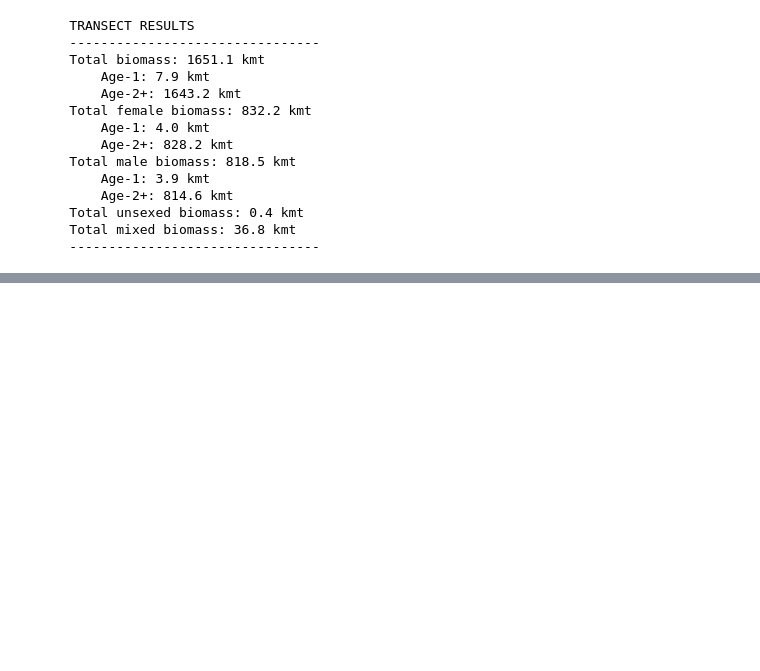
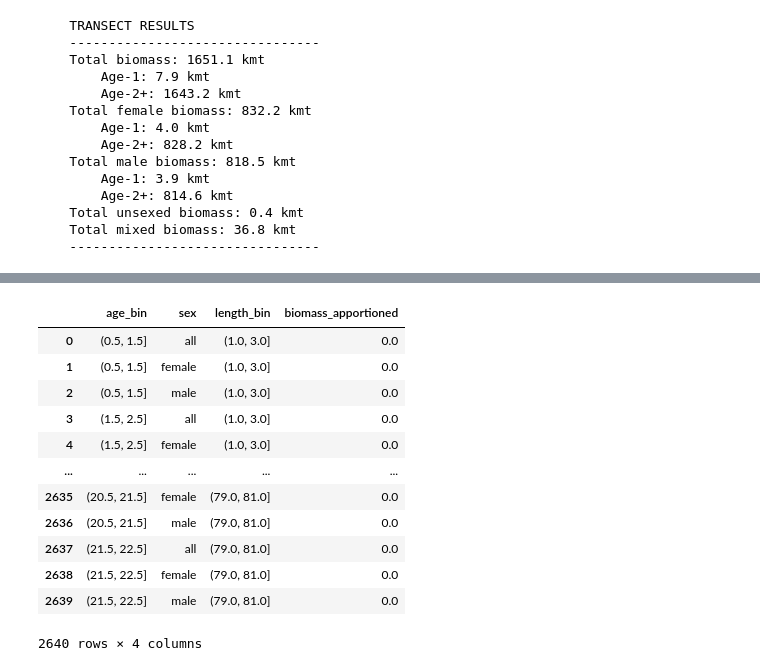
Before and after one commit to OSOceanAcoustics/echopop, a Jupyter notebook: project_docs/example.ipynb, the cells around one changed output, grey strips where cells are left out. Cells and saved outputs as stored; diff of their text form; code cells hidden in the pictures; blank space fills up the shorter version.

```diff
--- a/project_docs/example.ipynb
+++ b/project_docs/example.ipynb
@@ -70,0 +91,16 @@ Extrapolation applied to kriging mesh points (187 of 11022):
+# %%
+survey.results['kriging']['tables']['overall_apportionment_df']
+# %% [output]
+|  | age_bin | sex | length_bin | biomass_apportioned |
+| 0 | (0.5, 1.5] | all | (1.0, 3.0] | 0.0 |
+| 1 | (0.5, 1.5] | female | (1.0, 3.0] | 0.0 |
+| 2 | (0.5, 1.5] | male | (1.0, 3.0] | 0.0 |
+| 3 | (1.5, 2.5] | all | (1.0, 3.0] | 0.0 |
+| 4 | (1.5, 2.5] | female | (1.0, 3.0] | 0.0 |
+| ... | ... | ... | ... | ... |
+| 2635 | (20.5, 21.5] | female | (79.0, 81.0] | 0.0 |
+| 2636 | (20.5, 21.5] | male | (79.0, 81.0] | 0.0 |
+| 2637 | (21.5, 22.5] | all | (79.0, 81.0] | 0.0 |
+| 2638 | (21.5, 22.5] | female | (79.0, 81.0] | 0.0 |
+| 2639 | (21.5, 22.5] | male | (79.0, 81.0] | 0.0 |
+2640 rows × 4 columns
```
Also changed, not shown: parts of 16 cells of this notebook, 15 other files.
